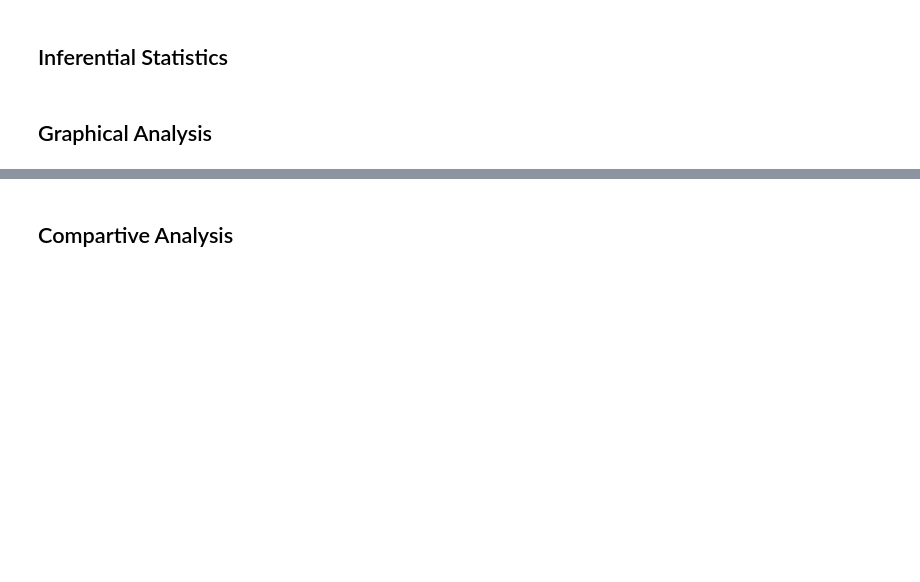
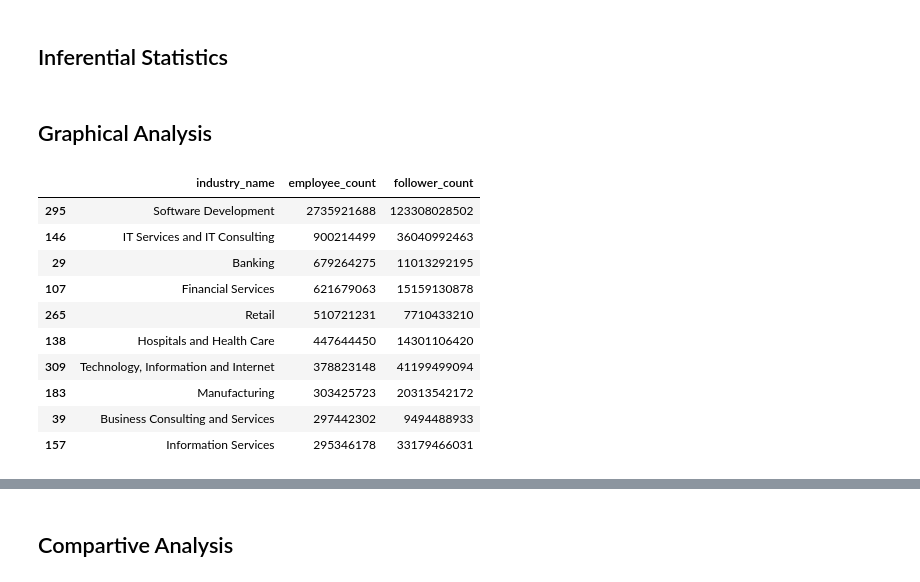
Before and after one commit to Koi4595/Group_10_FA_2024, a Jupyter notebook: Project_part2.ipynb, the cells around one changed output, grey strips where cells are left out. Cells and saved outputs as stored; diff of their text form; code cells hidden in the pictures; blank space fills up the shorter version.

```diff
--- a/Project_part2.ipynb
+++ b/Project_part2.ipynb
@@ -98,3 +99,22 @@ Name: count, dtype: int64
 ## Inferential Statistics
 # %% [markdown]
 ## Graphical Analysis
+# %%
+# First, let's check difference of scale and influence(i.e., number of employee, number of follower and employee-follower ratio) for companies from different industries
+# Compute industries with most industries
+scale= df.groupby('industry_name')[['employee_count', 'follower_count']].sum()
+scale.reset_index(inplace=True)
+top_10_scale = scale.sort_values('employee_count',ascending=False).head(10)
+top_10_scale
+# %% [output]
+|  | industry_name | employee_count | follower_count |
+| 295 | Software Development | 2735921688 | 123308028502 |
+| 146 | IT Services and IT Consulting | 900214499 | 36040992463 |
+| 29 | Banking | 679264275 | 11013292195 |
+| 107 | Financial Services | 621679063 | 15159130878 |
+| 265 | Retail | 510721231 | 7710433210 |
+| 138 | Hospitals and Health Care | 447644450 | 14301106420 |
+| 309 | Technology, Information and Internet | 378823148 | 41199499094 |
+| 183 | Manufacturing | 303425723 | 20313542172 |
+| 39 | Business Consulting and Services | 297442302 | 9494488933 |
+| 157 | Information Services | 295346178 | 33179466031 |
```
Also changed, not shown: parts of 6 cells of this notebook.
